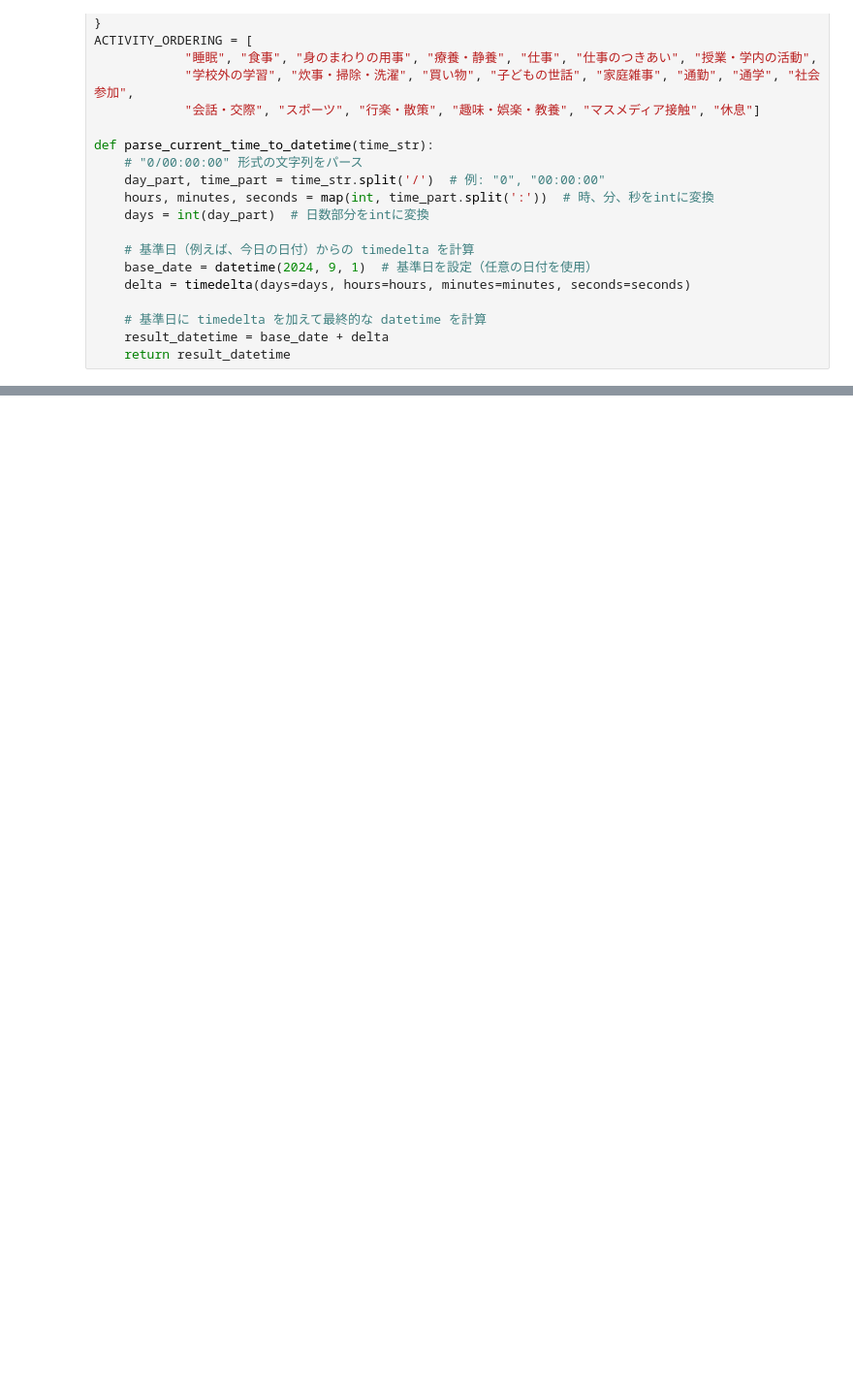
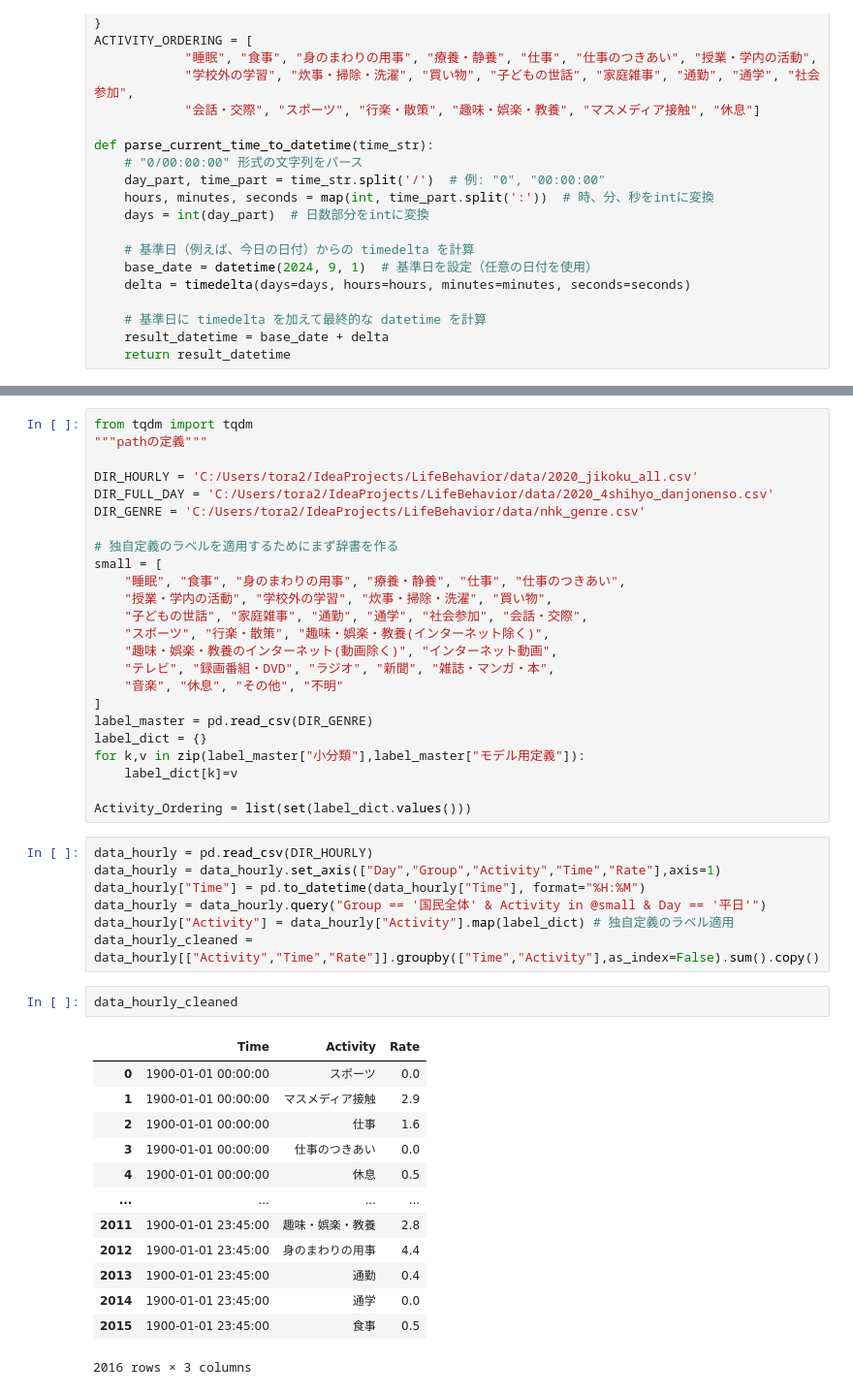
Before and after one commit to torajiMiyanishi/LifeBehavior, a Jupyter notebook: visualization/python/liner_chart_behavior_log.ipynb, the cells around one changed output, grey strips where cells are left out. Shown at 97% size. Cells and saved outputs as stored; diff of their text form; blank space fills up the shorter version.

```diff
--- a/visualization/python/liner_chart_behavior_log.ipynb
+++ b/visualization/python/liner_chart_behavior_log.ipynb
@@ -124,0 +174,47 @@ fig.write_html(f"C:/Users/tora2/downloads/SOARS生活行動モデル_28日全体
+# %%
+from tqdm import tqdm
+"""pathの定義"""
+
+DIR_HOURLY = 'C:/Users/tora2/IdeaProjects/LifeBehavior/data/2020_jikoku_all.csv'
+DIR_FULL_DAY = 'C:/Users/tora2/IdeaProjects/LifeBehavior/data/2020_4shihyo_danjonenso.csv'
+DIR_GENRE = 'C:/Users/tora2/IdeaProjects/LifeBehavior/data/nhk_genre.csv'
+
+# 独自定義のラベルを適用するためにまず辞書を作る
+small = [
+    "睡眠", "食事", "身のまわりの用事", "療養・静養", "仕事", "仕事のつきあい",
+    "授業・学内の活動", "学校外の学習", "炊事・掃除・洗濯", "買い物",
+    "子どもの世話", "家庭雑事", "通勤", "通学", "社会参加", "会話・交際",
+    "スポーツ", "行楽・散策", "趣味・娯楽・教養(インターネット除く)",
+    "趣味・娯楽・教養のインターネット(動画除く)", "インターネット動画",
+    "テレビ", "録画番組・DVD", "ラジオ", "新聞", "雑誌・マンガ・本",
+    "音楽", "休息", "その他", "不明"
+]
+label_master = pd.read_csv(DIR_GENRE)
+label_dict = {}
+for k,v in zip(label_master["小分類"],label_master["モデル用定義"]):
+    label_dict[k]=v
+
+Activity_Ordering = list(set(label_dict.values()))
+# %%
+data_hourly = pd.read_csv(DIR_HOURLY)
+data_hourly = data_hourly.set_axis(["Day","Group","Activity","Time","Rate"],axis=1)
+data_hourly["Time"] = pd.to_datetime(data_hourly["Time"], format="%H:%M")
+data_hourly = data_hourly.query("Group == '国民全体' & Activity in @small & Day == '平日'")
+data_hourly["Activity"] = data_hourly["Activity"].map(label_dict) # 独自定義のラベル適用
+data_hourly_cleaned = data_hourly[["Activity","Time","Rate"]].groupby(["Time","Activity"],as_index=False).sum().copy()
+# %%
+data_hourly_cleaned
+# %% [output]
+|  | Time | Activity | Rate |
+| 0 | 1900-01-01 00:00:00 | スポーツ | 0.0 |
+| 1 | 1900-01-01 00:00:00 | マスメディア接触 | 2.9 |
+| 2 | 1900-01-01 00:00:00 | 仕事 | 1.6 |
+| 3 | 1900-01-01 00:00:00 | 仕事のつきあい | 0.0 |
+| 4 | 1900-01-01 00:00:00 | 休息 | 0.5 |
+| ... | ... | ... | ... |
+| 2011 | 1900-01-01 23:45:00 | 趣味・娯楽・教養 | 2.8 |
+| 2012 | 1900-01-01 23:45:00 | 身のまわりの用事 | 4.4 |
+| 2013 | 1900-01-01 23:45:00 | 通勤 | 0.4 |
+| 2014 | 1900-01-01 23:45:00 | 通学 | 0.0 |
+| 2015 | 1900-01-01 23:45:00 | 食事 | 0.5 |
+2016 rows × 3 columns
```
Also changed, not shown: parts of 9 cells of this notebook, 5 other files.
